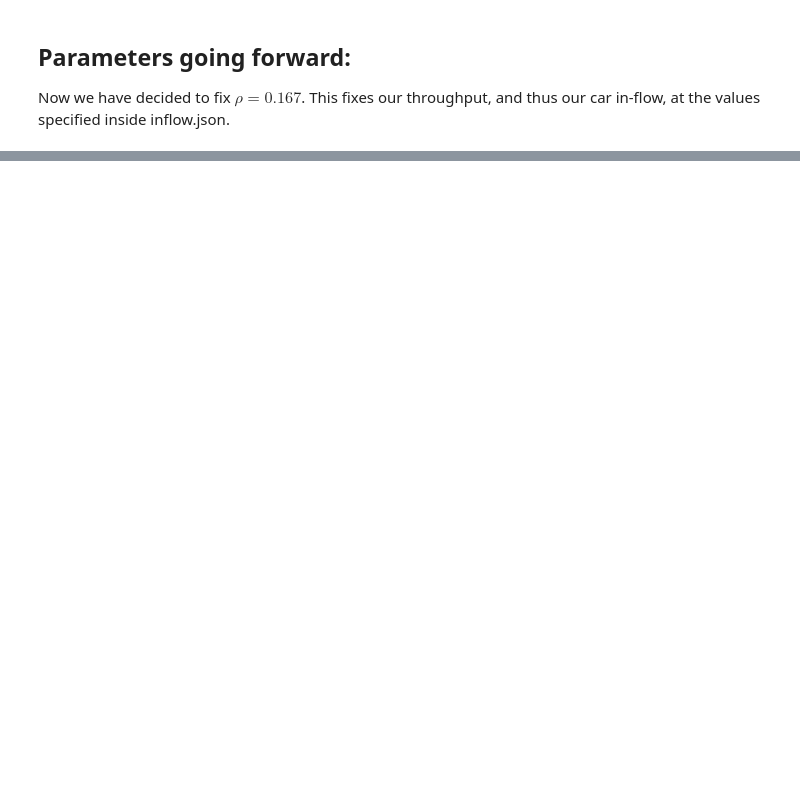
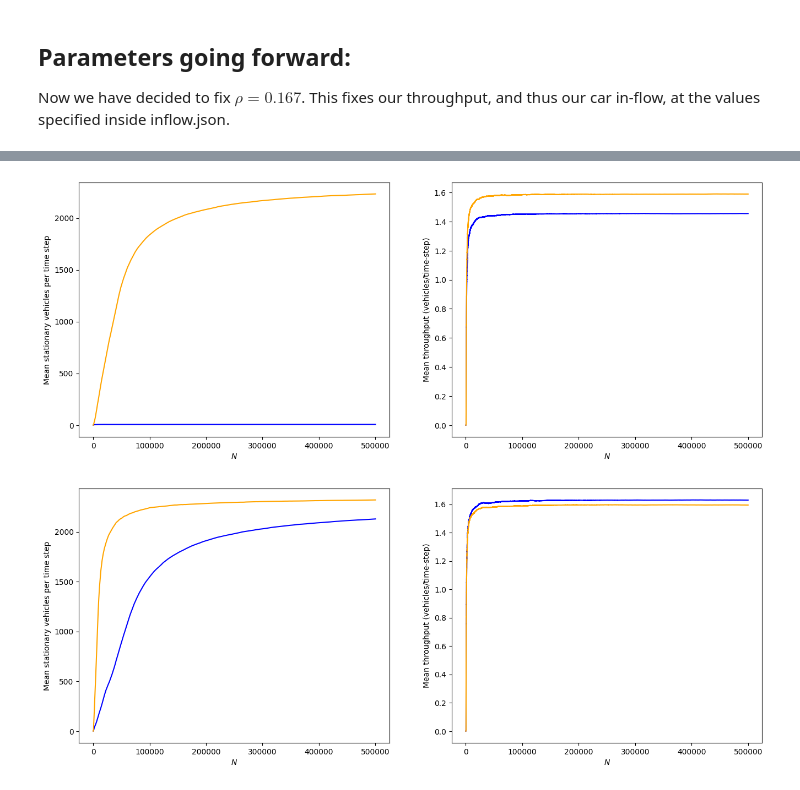
Before and after one commit to AJWestley/Nagel-Schreckenberg, a Jupyter notebook: Code/NaSch.ipynb, the cells around one changed output, grey strips where cells are left out. Cells and saved outputs as stored; diff of their text form; code cells hidden in the pictures; blank space fills up the shorter version.

```diff
--- a/Code/NaSch.ipynb
+++ b/Code/NaSch.ipynb
@@ -252,0 +354,33 @@ Now we have decided to fix $\rho = 0.167$. This fixes our throughput, and thus o
+# %%
+for v_max in bottleneck_velocities[3:]:
+
+    f, (ax1, ax2) = plt.subplots(1, 2, figsize=(16, 6))
+
+    csv_name = f"../Data/Plain_bottleneck_vmax{v_max}.csv"
+    data = pd.read_csv(csv_name)
+
+    N_vals = data['N_vals']
+    running_ave_stationary = [x / (i+1) for i, x in enumerate(np.cumsum(data['stationary']))]
+    running_ave_throughput = [x / (i+1) for i, x in enumerate(np.cumsum(data['throughput']))]
+
+    ax1.plot(N_vals, running_ave_stationary, color='blue')
+    ax2.plot(N_vals, running_ave_throughput, color='blue')
+
+    csv_name = f"../Data/Speedlimit_bottleneck_vmax{v_max}.csv"
+    data = pd.read_csv(csv_name)
+
+    N_vals = data['N_vals']
+    running_ave_stationary = [x / (i+1) for i, x in enumerate(np.cumsum(data['stationary']))]
+    running_ave_throughput = [x / (i+1) for i, x in enumerate(np.cumsum(data['throughput']))]
+
+    ax1.plot(N_vals, running_ave_stationary, color='orange')
+    ax2.plot(N_vals, running_ave_throughput, color='orange')
+
+    ax1.set(xlabel=r'$N$', ylabel=r'Mean stationary vehicles per time step')
+    ax2.set(xlabel=r'$N$', ylabel=r'Mean throughput (vehicles/time-step)')
+    plot_name = f"../Report/Figures/Speedlimit_bottleneck_vmax{v_max}.png"
+    f.savefig(plot_name, dpi=1000, transparent=False, bbox_inches='tight')
+    Image(plot_name, width=800)
+# %% [output]
+[figure, added]
+[figure, added]
```
Also changed, not shown: parts of 9 cells of this notebook, 54 other files.
